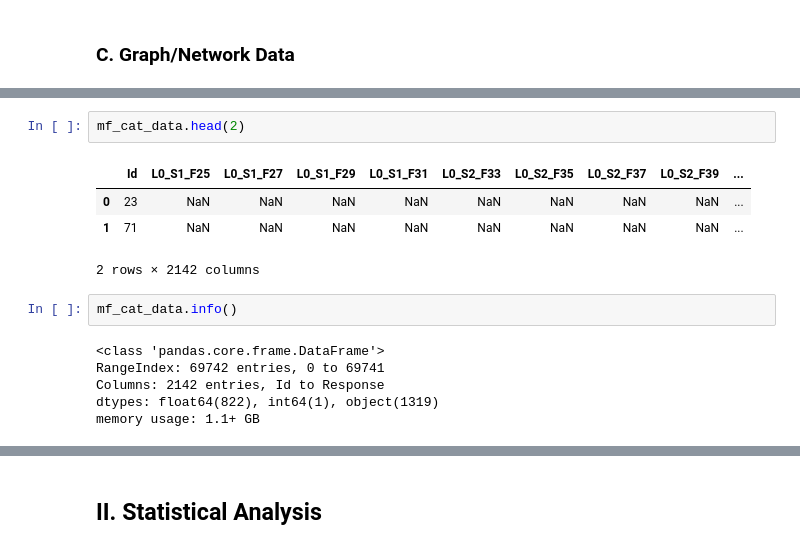
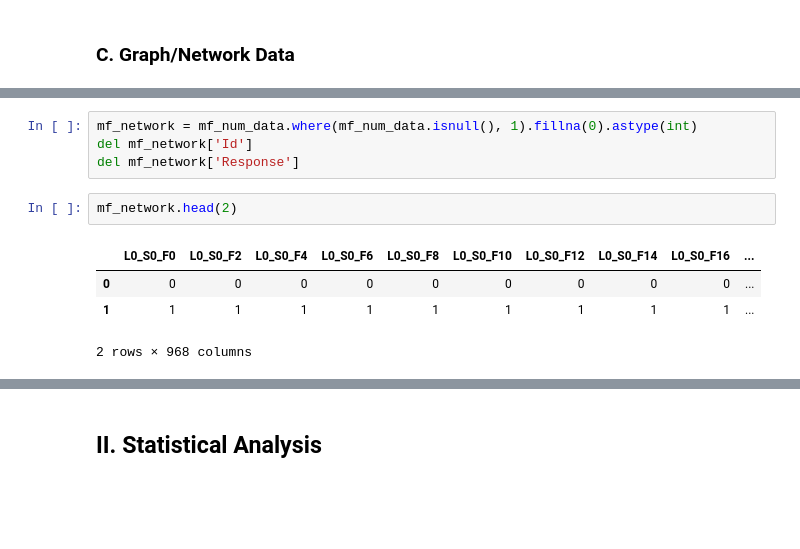
Before and after one commit to kimrharper/data_science_nltk, a Jupyter notebook: manufacturing/exploratory.ipynb, the cells around one changed output, grey strips where cells are left out. Drawn from its saved outputs; the diff is of its cells as text; blank space fills up the shorter version.

```diff
--- a/manufacturing/exploratory.ipynb
+++ b/manufacturing/exploratory.ipynb
@@ -136,15 +261,11 @@ mf_cat_data = pd.read_csv('bosch_small_data/train_cat.csv',low_memory=False)
+# %%
+mf_network = mf_num_data.where(mf_num_data.isnull(), 1).fillna(0).astype(int)
+del mf_network['Id']
+del mf_network['Response']
 # %%
-mf_cat_data.head(2)
+mf_network.head(2)
 # %% [output]
-|  | Id | L0_S1_F25 | L0_S1_F27 | L0_S1_F29 | L0_S1_F31 | L0_S2_F33 | L0_S2_F35 | L0_S2_F37 | L0_S2_F39 | ... |
-| 0 | 23 | NaN | NaN | NaN | NaN | NaN | NaN | NaN | NaN | ... |
-| 1 | 71 | NaN | NaN | NaN | NaN | NaN | NaN | NaN | NaN | ... |
+|  | L0_S0_F0 | L0_S0_F2 | L0_S0_F4 | L0_S0_F6 | L0_S0_F8 | L0_S0_F10 | L0_S0_F12 | L0_S0_F14 | L0_S0_F16 | ... |
+| 0 | 0 | 0 | 0 | 0 | 0 | 0 | 0 | 0 | 0 | ... |
+| 1 | 1 | 1 | 1 | 1 | 1 | 1 | 1 | 1 | 1 | ... |
-2 rows × 2142 columns
+2 rows × 968 columns
-# %%
-mf_cat_data.info()
-# %% [output]
-<class 'pandas.core.frame.DataFrame'>
-RangeIndex: 69742 entries, 0 to 69741
-Columns: 2142 entries, Id to Response
-dtypes: float64(822), int64(1), object(1319)
-memory usage: 1.1+ GB
```
Also changed, not shown: parts of 26 cells of this notebook, 5 other files.
